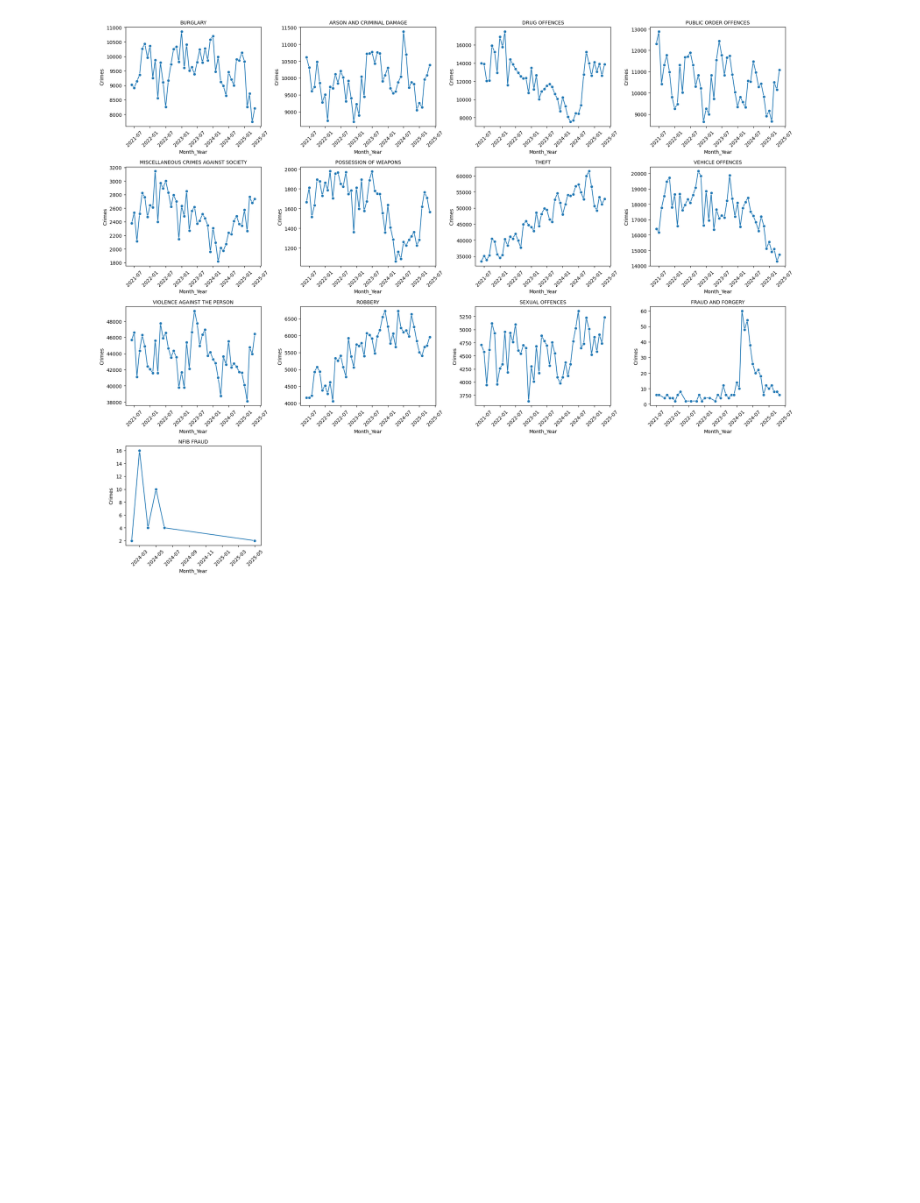
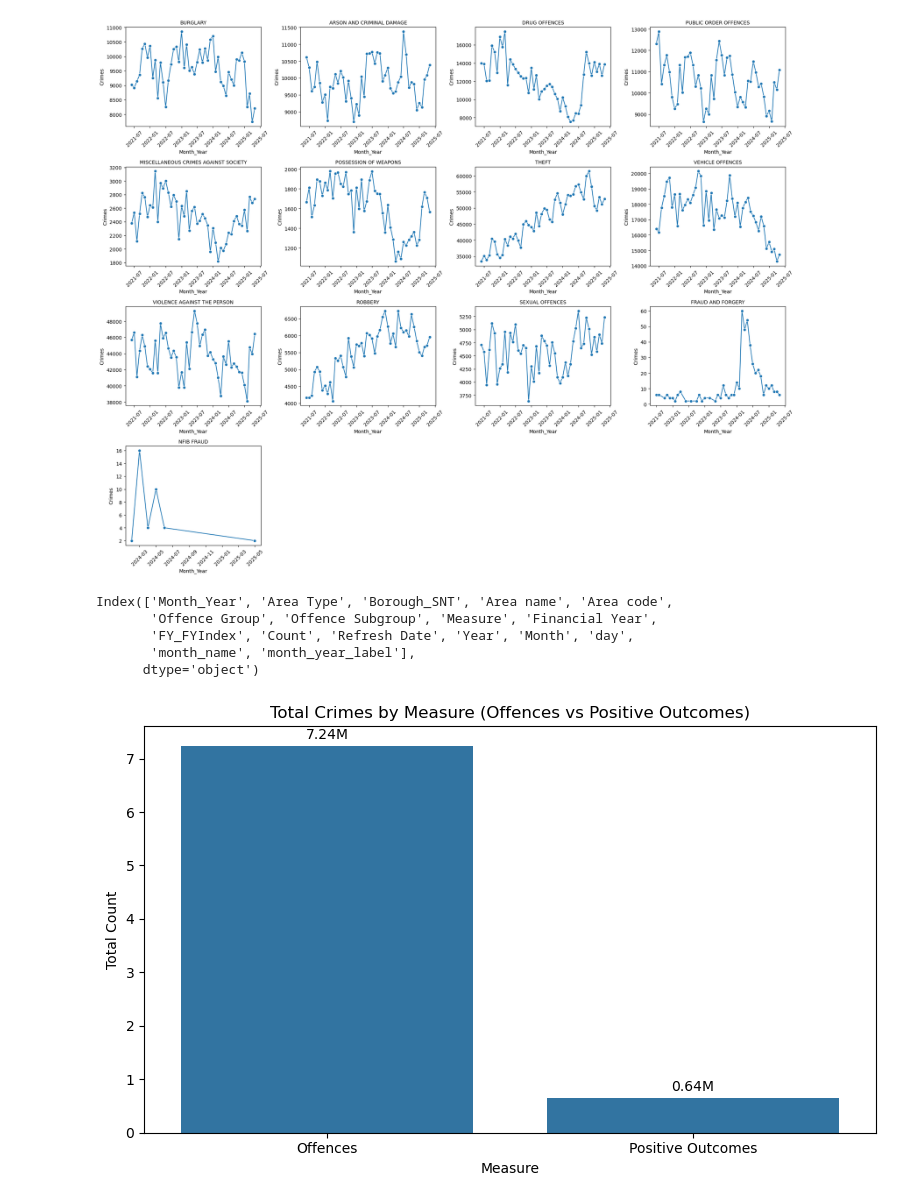
Before and after one commit to asubhan94/TNO---Crimes-in-London, a Jupyter notebook: notebooks/02_eda.ipynb, the cells around one changed output. Cells and saved outputs as stored; diff of their text form; code cells hidden in the pictures; blank space fills up the shorter version.

```diff
--- a/notebooks/02_eda.ipynb
+++ b/notebooks/02_eda.ipynb
@@ -266,3 +249,11 @@ plt.tight_layout()
 plt.show()
 # %% [output]
 [figure]
+# %%
+df.columns
+# %% [output]
+Index(['Month_Year', 'Area Type', 'Borough_SNT', 'Area name', 'Area code',
+       'Offence Group', 'Offence Subgroup', 'Measure', 'Financial Year',
+       'FY_FYIndex', 'Count', 'Refresh Date', 'Year', 'Month', 'day',
+       'month_name', 'month_year_label'],
+      dtype='object')
@@ -268,0 +263,22 @@ plt.show()
+# %%
+# Step 1: Aggregate total counts by 'Measure'
+measure_counts = df.groupby('Measure')['Count'].sum().reset_index()
+
+measure_counts['Count'] = measure_counts['Count']/1000000
+
+# Step 2: Create barplot
+plt.figure(figsize=(8, 5))
+barplot = sns.barplot(data=measure_counts, x='Measure', y='Count')
+
+# Step 3: Add values on top of each bar
+for container in barplot.containers:
+    barplot.bar_label(container, fmt='%.2fM', label_type='edge', padding=3)
+
+# Step 4: Final formatting
+plt.title('Total Crimes by Measure (Offences vs Positive Outcomes)')
+plt.ylabel('Total Count')
+plt.xlabel('Measure')
+plt.tight_layout()
+plt.show()
+# %% [output]
+[figure, added]
```
Also changed, not shown: parts of 23 cells of this notebook, 1 other file.
